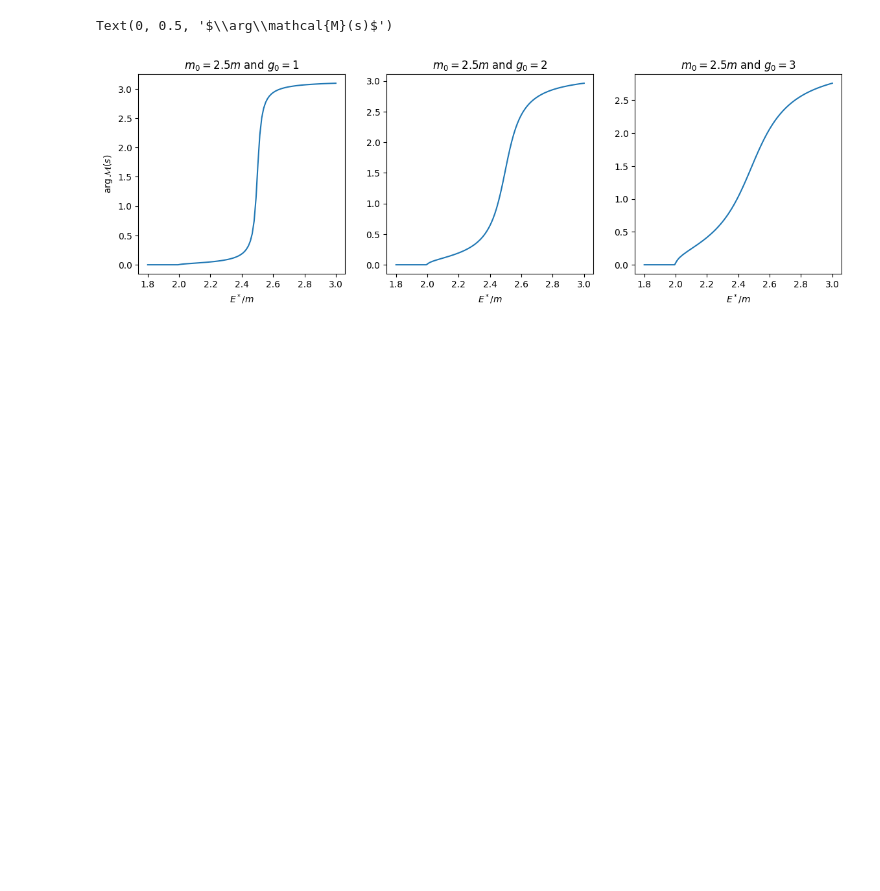
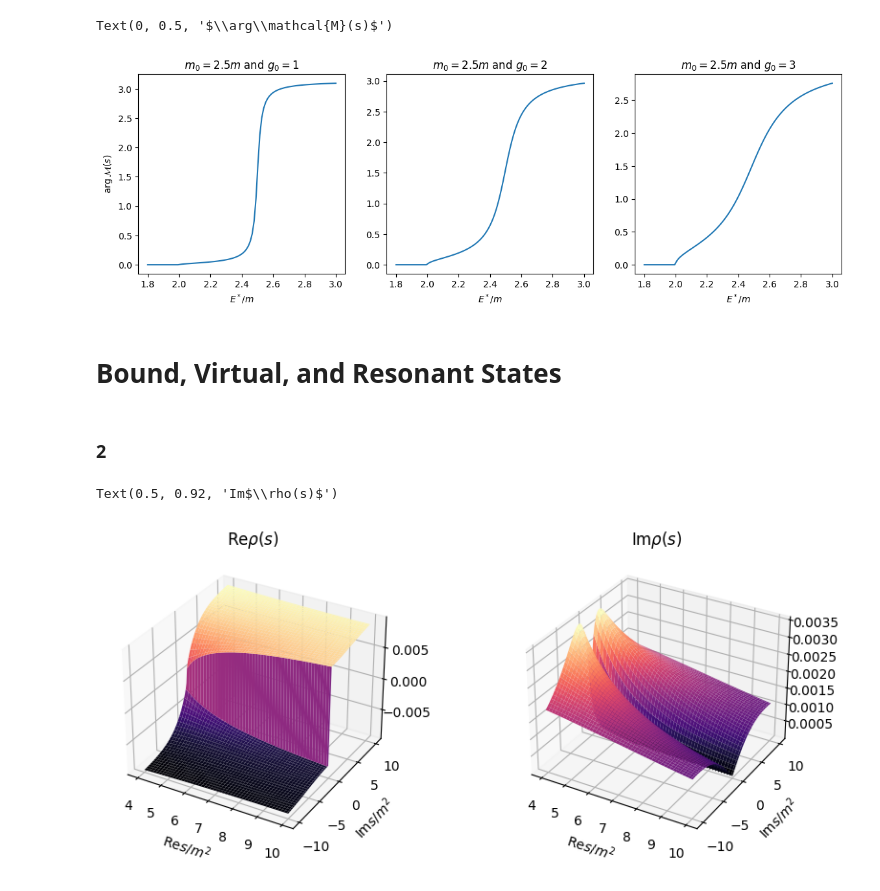
Before and after one commit to ivanmbur/Introduction_to_Scattering, a Jupyter notebook: scattering_amplitudes_cleaner.ipynb, the cells around one changed output. Saved outputs shown, nothing was run; the diff lists cells and outputs as text; code cells hidden in the pictures; blank space fills up the shorter version.

Commit message:
Finished problem 4 of bound, virtual and resonant states. However not confident in the residue method. It is too small

```diff
--- a/scattering_amplitudes_cleaner.ipynb
+++ b/scattering_amplitudes_cleaner.ipynb
@@ -276,3 +279,23 @@ ax[0].set_ylabel(r"$\arg\mathcal{M}(s)$")
 # %% [output]
 Text(0, 0.5, '$\\arg\\mathcal{M}(s)$')
 [figure]
+# %% [markdown]
+# Bound, Virtual, and Resonant States
+# %% [markdown]
+### 2
+# %%
+X, Y = np.meshgrid(np.linspace(4, 10, 100), np.linspace(-10, 10, 100))
+Z = X + 1j*Y
+
+fig, ax = plt.subplots(nrows = 1, ncols = 2, subplot_kw = {"projection" : "3d"}, figsize = (10,4))
+ax[0].plot_surface(X, Y, np.real(rho(Z)), cmap = "magma")
+ax[1].plot_surface(X, Y, np.imag(rho(Z)), cmap = "magma")
+ax[0].set_xlabel(r"Re$s/m^2$")
+ax[0].set_ylabel(r"Im$s/m^2$")
+ax[1].set_xlabel(r"Re$s/m^2$")
+ax[1].set_ylabel(r"Im$s/m^2$")
+ax[0].set_title(r"Re$\rho(s)$")
+ax[1].set_title(r"Im$\rho(s)$")
+# %% [output]
+Text(0.5, 0.92, 'Im$\\rho(s)$')
+[figure, added]
```
Also changed, not shown: parts of 15 cells of this notebook.
